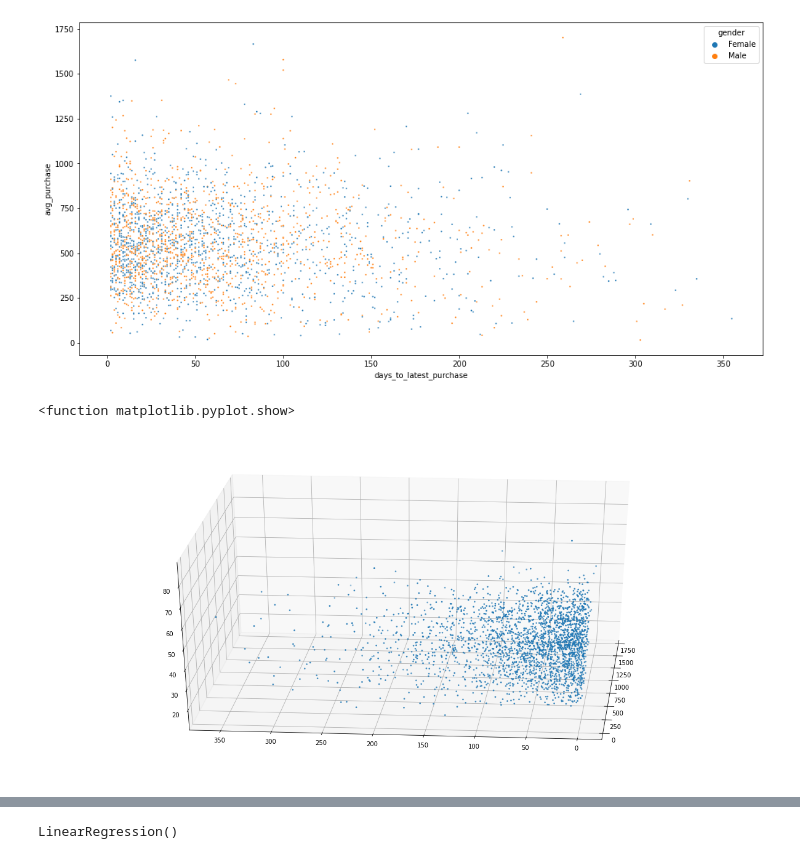
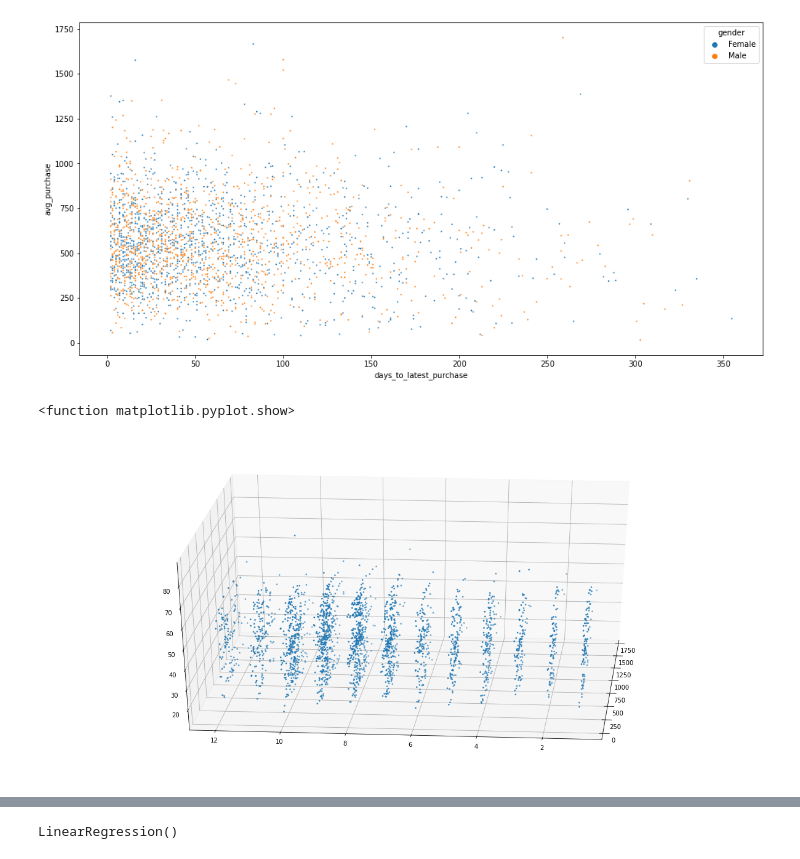
Before and after one commit to nug1209/Virtual_Experience_KPMG_Data_Analytics, a Jupyter notebook: KPMG_Virtual_Experience_2_Nugroho_Budianggoro.ipynb, the cells around one changed output, grey strips where cells are left out. Saved outputs shown, nothing was run; the diff lists cells and outputs as text; code cells hidden in the pictures.

```diff
--- a/KPMG_Virtual_Experience_2_Nugroho_Budianggoro.ipynb
+++ b/KPMG_Virtual_Experience_2_Nugroho_Budianggoro.ipynb
@@ -488,8 +509,8 @@ df_cto["purchase_freq_group"] = pd.cut(df_cto["purchase_frequency"], bins=purcha
 avg_purchase_bin = [0, 500, 1000, 1500, 2000]
 avg_purchase_label = ["D", "C", "B", "A"]
 df_cto["avg_purchase_group"] = pd.cut(df_cto["avg_purchase"], bins=avg_purchase_bin, labels=avg_purchase_label)
-prop_val_bin = [0, 3, 6, 9, 12]
-prop_val_label = ["D", "C", "B", "A"]
+prop_val_bin = [0, 4, 8, 12]
+prop_val_label = ["C", "B", "A"]
 df_cto["property_valuation_group"] = pd.cut(df_cto["property_valuation"], bins=prop_val_bin, labels=prop_val_label)
 df_cto.head()
 # %% [output]
@@ -520,12 +541,12 @@ sns.scatterplot(data=df_cto, x='days_to_latest_purchase', y="avg_purchase", hue=
 # %%
 fig = plt.figure(figsize=(21,10))
 ax = fig.add_subplot(111, projection = "3d")
-ax.scatter(df_cto['avg_purchase'], df_cto["days_to_latest_purchase"], df_cto["age"], s=3)
+ax.scatter(df_cto['avg_purchase'], df_cto["property_valuation"], df_cto["age"], s=3)
 
 ax.view_init(30, 185)
 plt.show
 # %% [output]
 <function matplotlib.pyplot.show>
-[figure, old version]
+[figure, new version]
 # %%
 fig, ax = plt.subplots(figsize=[16,10])
```
Also changed, not shown: parts of 7 cells of this notebook.
